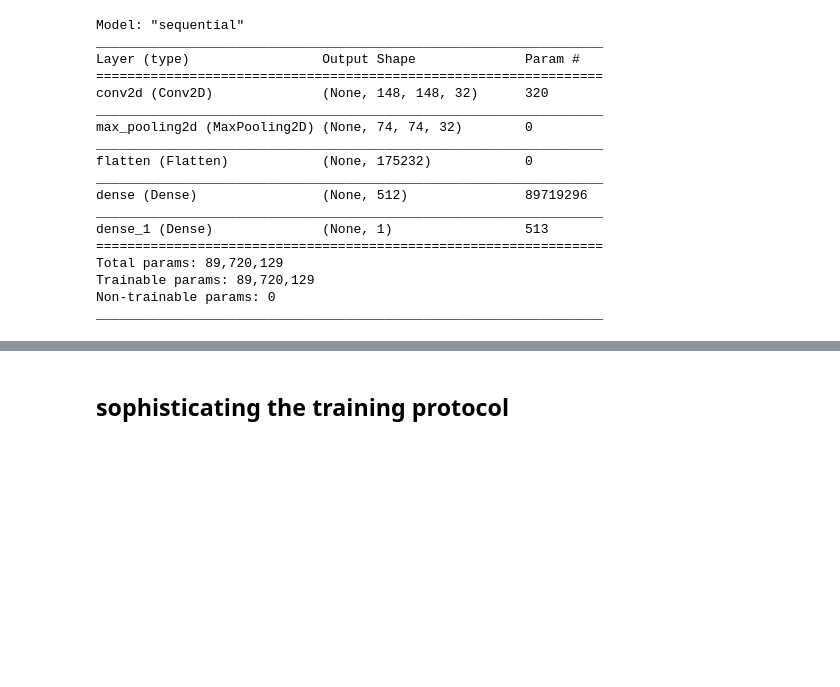
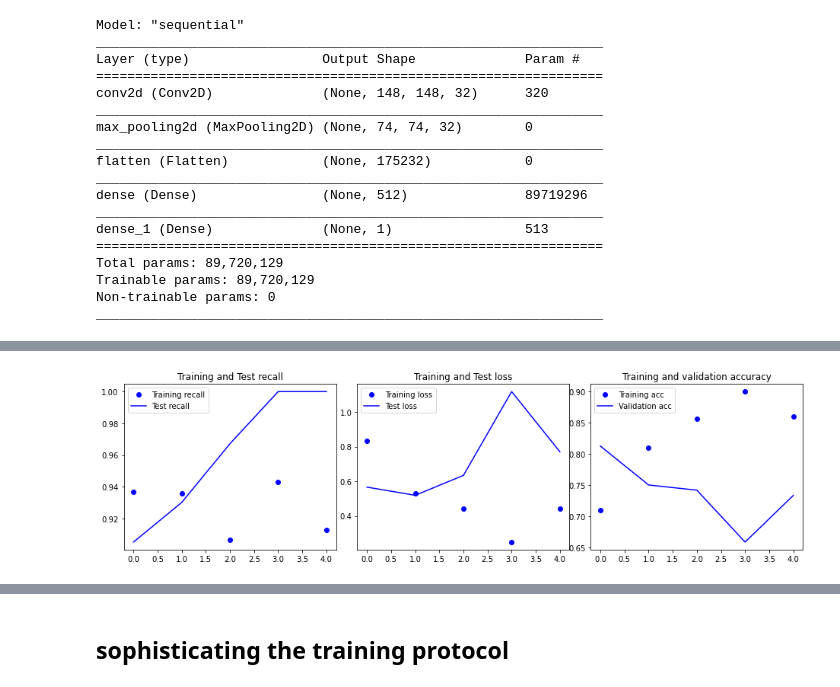
Before and after one commit to Zeth-Abney/Flatiron-school, a Jupyter notebook: phase-4/PROJECT/modeling.ipynb, the cells around one changed output, grey strips where cells are left out. Cells and saved outputs as stored; diff of their text form; code cells hidden in the pictures; blank space fills up the shorter version.

```diff
--- a/phase-4/PROJECT/modeling.ipynb
+++ b/phase-4/PROJECT/modeling.ipynb
@@ -304,2 +234,0 @@ weighted avg       0.75      0.75      0.75         8
-# %%
-visualize_training(deep_model_results,"_1")
@@ -309,0 +251,4 @@ visualize_training(deep_model_results,"_1")
+# %%
+ptk.viz_training_history(deep_model_results,recall_num="_2")
+# %% [output]
+[figure, added]
```
Also changed, not shown: parts of 66 cells of this notebook, 1 other file.
